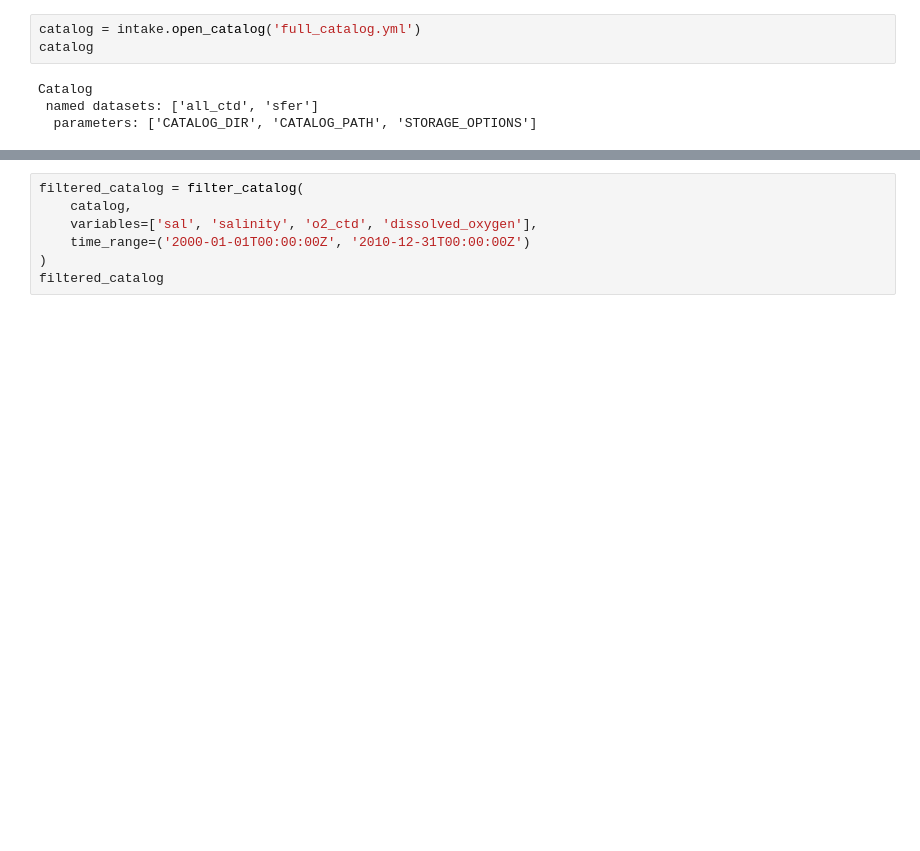
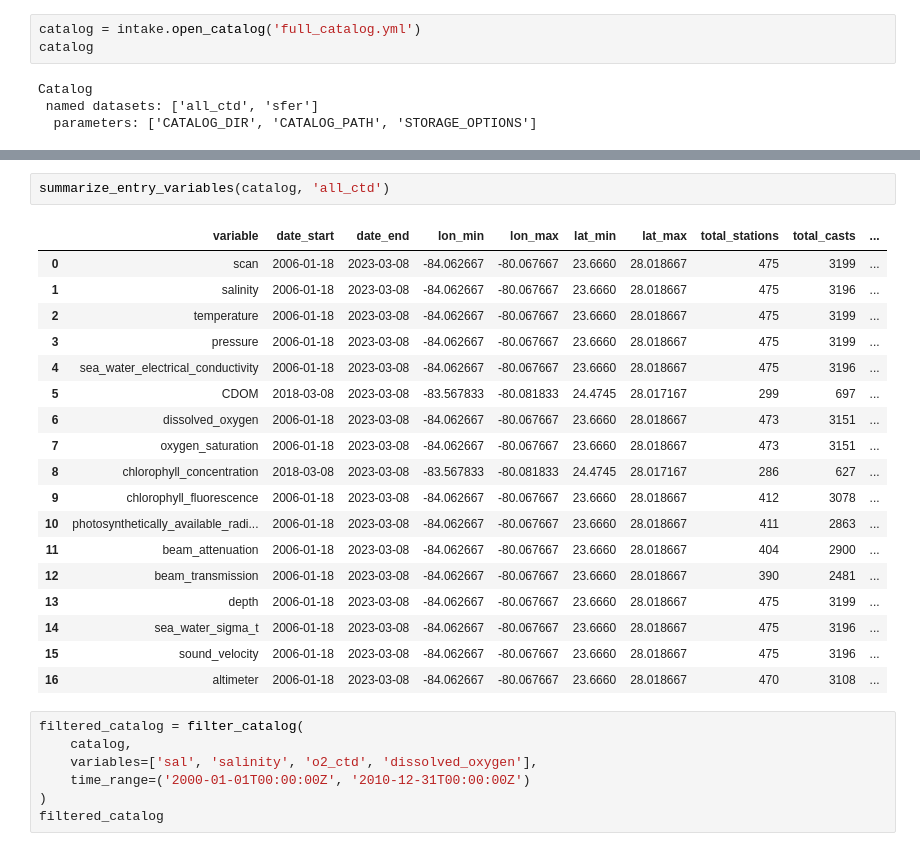
Before and after one commit to axiom-data-science/fresca-catalog, a Jupyter notebook: example.ipynb, the cells around one changed output, grey strips where cells are left out. Saved outputs shown, nothing was run; the diff lists cells and outputs as text; blank space fills up the shorter version.

Commit message:
Add functions for generating summary tables

```diff
--- a/example.ipynb
+++ b/example.ipynb
@@ -25,3 +48,24 @@ Catalog
+# %%
+summarize_entry_variables(catalog, 'all_ctd')
+# %% [output]
+|  | variable | date_start | date_end | lon_min | lon_max | lat_min | lat_max | total_stations | total_casts | ... |
+| 0 | scan | 2006-01-18 | 2023-03-08 | -84.062667 | -80.067667 | 23.6660 | 28.018667 | 475 | 3199 | ... |
+| 1 | salinity | 2006-01-18 | 2023-03-08 | -84.062667 | -80.067667 | 23.6660 | 28.018667 | 475 | 3196 | ... |
+| 2 | temperature | 2006-01-18 | 2023-03-08 | -84.062667 | -80.067667 | 23.6660 | 28.018667 | 475 | 3199 | ... |
+| 3 | pressure | 2006-01-18 | 2023-03-08 | -84.062667 | -80.067667 | 23.6660 | 28.018667 | 475 | 3199 | ... |
+| 4 | sea_water_electrical_conductivity | 2006-01-18 | 2023-03-08 | -84.062667 | -80.067667 | 23.6660 | 28.018667 | 475 | 3196 | ... |
+| 5 | CDOM | 2018-03-08 | 2023-03-08 | -83.567833 | -80.081833 | 24.4745 | 28.017167 | 299 | 697 | ... |
+| 6 | dissolved_oxygen | 2006-01-18 | 2023-03-08 | -84.062667 | -80.067667 | 23.6660 | 28.018667 | 473 | 3151 | ... |
+| 7 | oxygen_saturation | 2006-01-18 | 2023-03-08 | -84.062667 | -80.067667 | 23.6660 | 28.018667 | 473 | 3151 | ... |
+| 8 | chlorophyll_concentration | 2018-03-08 | 2023-03-08 | -83.567833 | -80.081833 | 24.4745 | 28.017167 | 286 | 627 | ... |
+| 9 | chlorophyll_fluorescence | 2006-01-18 | 2023-03-08 | -84.062667 | -80.067667 | 23.6660 | 28.018667 | 412 | 3078 | ... |
+| 10 | photosynthetically_available_radi... | 2006-01-18 | 2023-03-08 | -84.062667 | -80.067667 | 23.6660 | 28.018667 | 411 | 2863 | ... |
+| 11 | beam_attenuation | 2006-01-18 | 2023-03-08 | -84.062667 | -80.067667 | 23.6660 | 28.018667 | 404 | 2900 | ... |
+| 12 | beam_transmission | 2006-01-18 | 2023-03-08 | -84.062667 | -80.067667 | 23.6660 | 28.018667 | 390 | 2481 | ... |
+| 13 | depth | 2006-01-18 | 2023-03-08 | -84.062667 | -80.067667 | 23.6660 | 28.018667 | 475 | 3199 | ... |
+| 14 | sea_water_sigma_t | 2006-01-18 | 2023-03-08 | -84.062667 | -80.067667 | 23.6660 | 28.018667 | 475 | 3196 | ... |
+| 15 | sound_velocity | 2006-01-18 | 2023-03-08 | -84.062667 | -80.067667 | 23.6660 | 28.018667 | 475 | 3196 | ... |
+| 16 | altimeter | 2006-01-18 | 2023-03-08 | -84.062667 | -80.067667 | 23.6660 | 28.018667 | 470 | 3108 | ... |
 # %%
 filtered_catalog = filter_catalog(
     catalog,
```
Also changed, not shown: parts of 5 cells of this notebook, 1 other file.
